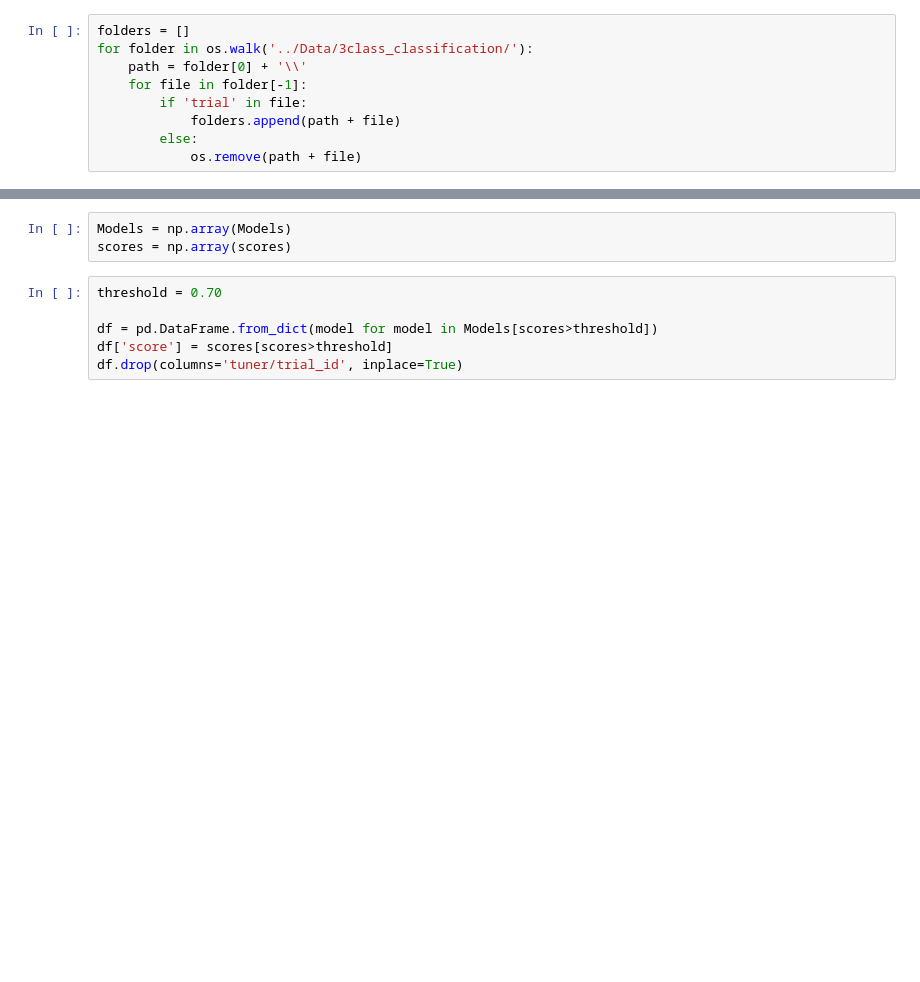
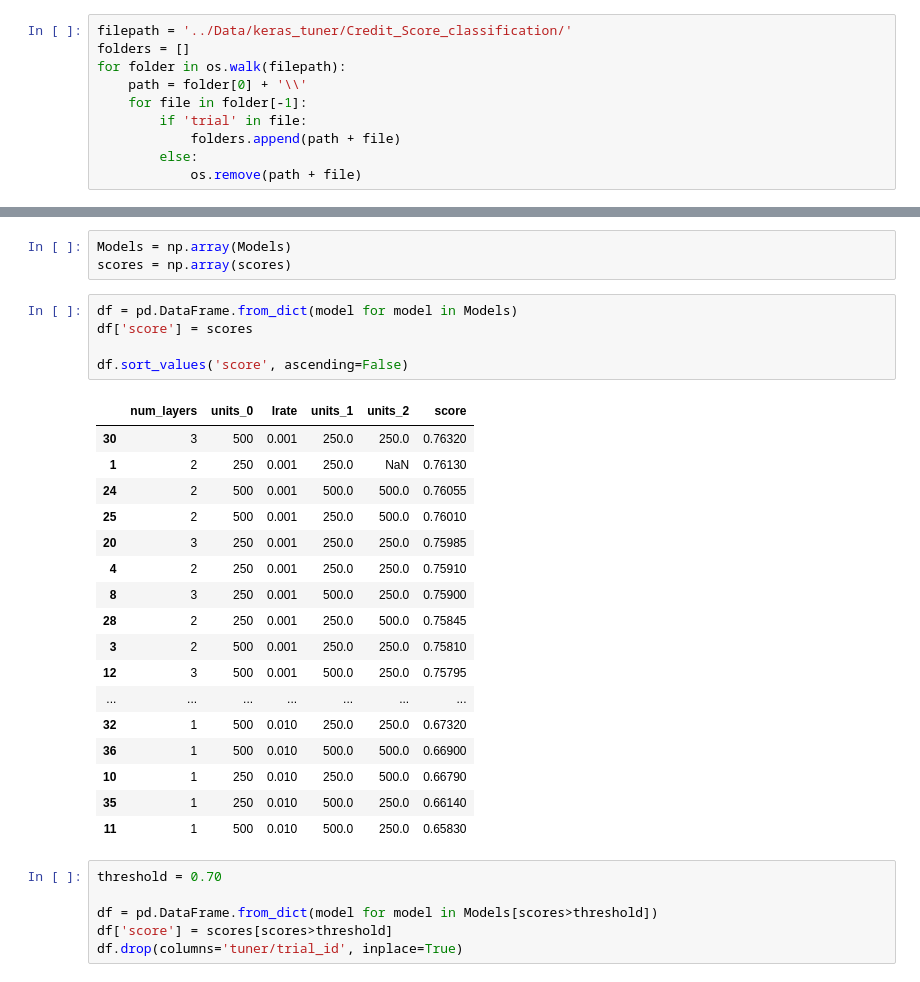
Before and after one commit to Wronsmin/ML_Project, a Jupyter notebook: src/reading_json.ipynb, the cells around one changed output, grey strips where cells are left out. Saved outputs shown, nothing was run; the diff lists cells and outputs as text; blank space fills up the shorter version.

```diff
--- a/src/reading_json.ipynb
+++ b/src/reading_json.ipynb
@@ -3,8 +3,9 @@ import numpy as np
 import pandas as pd
 import os
 # %%
+filepath = '../Data/keras_tuner/Credit_Score_classification/'
 folders = []
-for folder in os.walk('../Data/3class_classification/'):
+for folder in os.walk(filepath):
     path = folder[0] + '\\'
     for file in folder[-1]:
         if 'trial' in file:
@@ -20,6 +21,29 @@ for folder in folders:
 # %%
 Models = np.array(Models)
 scores = np.array(scores)
+# %%
+df = pd.DataFrame.from_dict(model for model in Models)
+df['score'] = scores
+
+df.sort_values('score', ascending=False)
+# %% [output]
+|  | num_layers | units_0 | lrate | units_1 | units_2 | score |
+| 30 | 3 | 500 | 0.001 | 250.0 | 250.0 | 0.76320 |
+| 1 | 2 | 250 | 0.001 | 250.0 | NaN | 0.76130 |
+| 24 | 2 | 500 | 0.001 | 500.0 | 500.0 | 0.76055 |
+| 25 | 2 | 500 | 0.001 | 250.0 | 500.0 | 0.76010 |
+| 20 | 3 | 250 | 0.001 | 250.0 | 250.0 | 0.75985 |
+| 4 | 2 | 250 | 0.001 | 250.0 | 250.0 | 0.75910 |
+| 8 | 3 | 250 | 0.001 | 500.0 | 250.0 | 0.75900 |
+| 28 | 2 | 250 | 0.001 | 250.0 | 500.0 | 0.75845 |
+| 3 | 2 | 500 | 0.001 | 250.0 | 250.0 | 0.75810 |
+| 12 | 3 | 500 | 0.001 | 500.0 | 250.0 | 0.75795 |
+| ... | ... | ... | ... | ... | ... | ... |
+| 32 | 1 | 500 | 0.010 | 250.0 | 250.0 | 0.67320 |
+| 36 | 1 | 500 | 0.010 | 500.0 | 500.0 | 0.66900 |
+| 10 | 1 | 250 | 0.010 | 250.0 | 500.0 | 0.66790 |
+| 35 | 1 | 250 | 0.010 | 500.0 | 250.0 | 0.66140 |
+| 11 | 1 | 500 | 0.010 | 500.0 | 250.0 | 0.65830 |
 # %%
 threshold = 0.70
 
```
Also changed, not shown: 3 other files.
